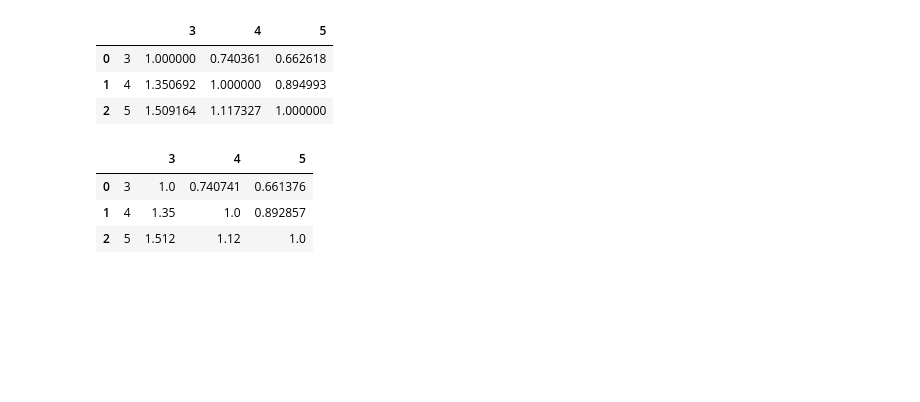
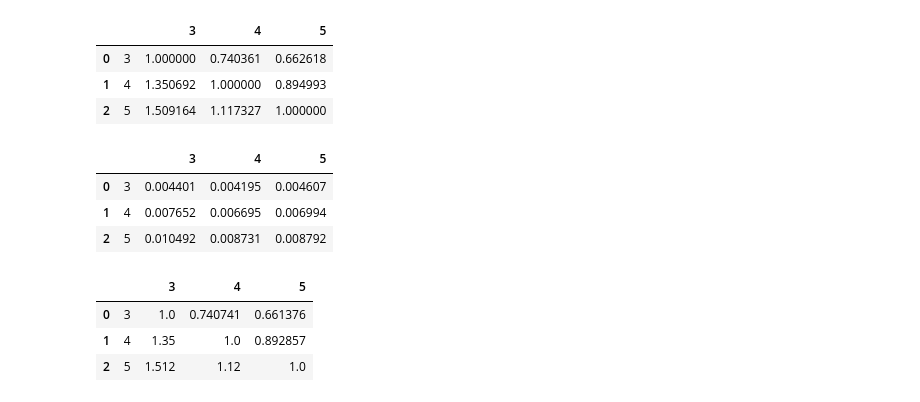
Before and after one commit to b3h4re/labs-mipt, a Jupyter notebook: 5/2_2/2_2.ipynb, the cells around one changed output. Cells and saved outputs as stored; diff of their text form; code cells hidden in the pictures; blank space fills up the shorter version.

```diff
--- a/5/2_2/2_2.ipynb
+++ b/5/2_2/2_2.ipynb
@@ -124,14 +125,32 @@ $$ \cfrac{1}{\lambda_{mn}} = R Z^2 \left( \cfrac{1}{n^2} - \cfrac{1}{m^2} \right
 ms = ["3", "4", "5"]
 lambdas_fracs = pd.DataFrame(columns=[" ", "3", "4", "5"])
 lambdas_fracs[" "] = ms
+
+sigma_lambdas_fracs = pd.DataFrame(columns=[" ", "3", "4", "5"])
+sigma_lambdas_fracs[" "] = ms
+
+
 for m in ms:
-    lambdas_fracs[m] = data_H.loc[int(m) - 3, "lambda"] / data_H["lambda"]
+    frac = data_H.loc[int(m) - 3, "lambda"] / data_H["lambda"]
+    sigma_frac = frac*np.sqrt(
+                        np.square(data_H.loc[int(m) - 3, "sigma_lambda"]/data_H.loc[int(m) - 3, "lambda"]) +
+                        np.square(data_H["sigma_lambda"] / data_H["lambda"])
+                    )
+    lambdas_fracs[m] = frac
+    sigma_lambdas_fracs[m] = sigma_frac
 lambdas_fracs
 # %% [output]
 |  |  | 3 | 4 | 5 |
 | 0 | 3 | 1.000000 | 0.740361 | 0.662618 |
 | 1 | 4 | 1.350692 | 1.000000 | 0.894993 |
 | 2 | 5 | 1.509164 | 1.117327 | 1.000000 |
+# %%
+sigma_lambdas_fracs
+# %% [output]
+|  |  | 3 | 4 | 5 |
+| 0 | 3 | 0.004401 | 0.004195 | 0.004607 |
+| 1 | 4 | 0.007652 | 0.006695 | 0.006994 |
+| 2 | 5 | 0.010492 | 0.008731 | 0.008792 |
 # %%
 m_fracs = pd.DataFrame(columns=[" ", "3", "4", "5"])
 m_fracs[" "] = ms
```
Also changed, not shown: parts of 2 cells of this notebook, 3 other files.
